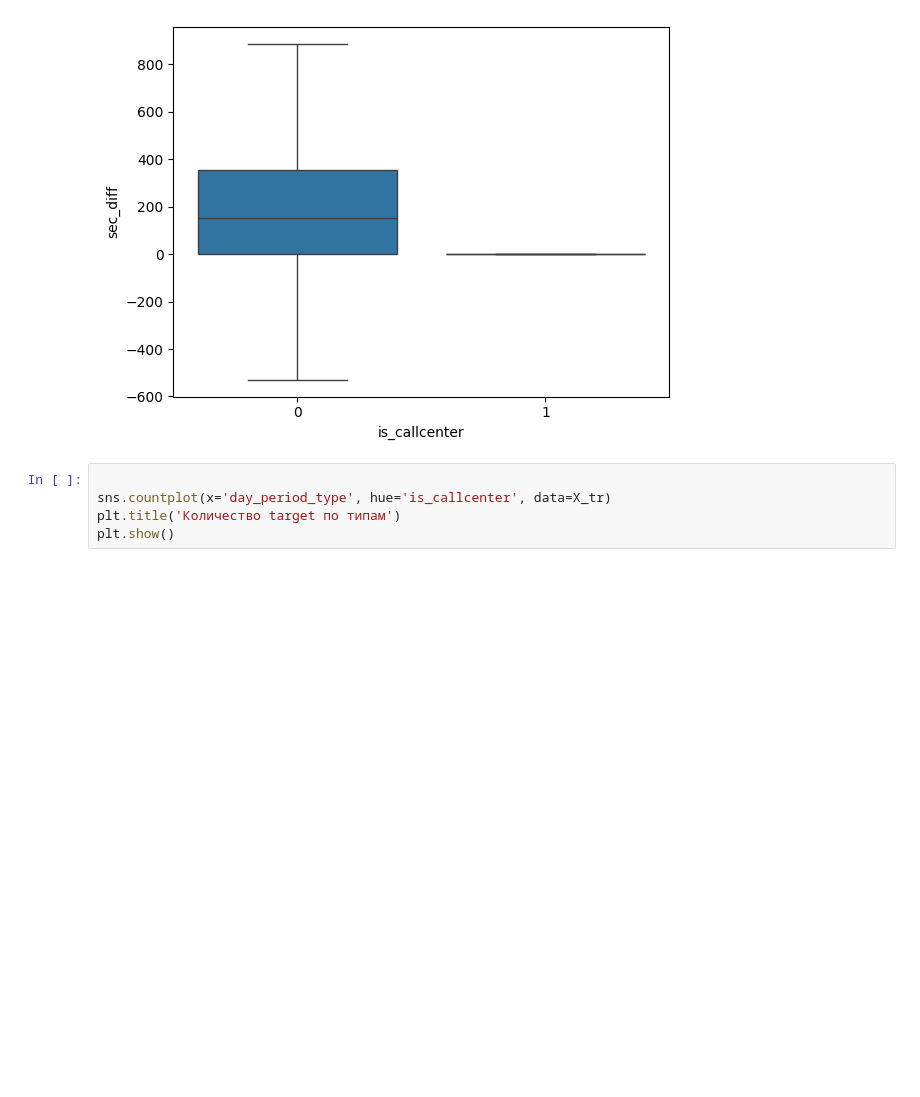
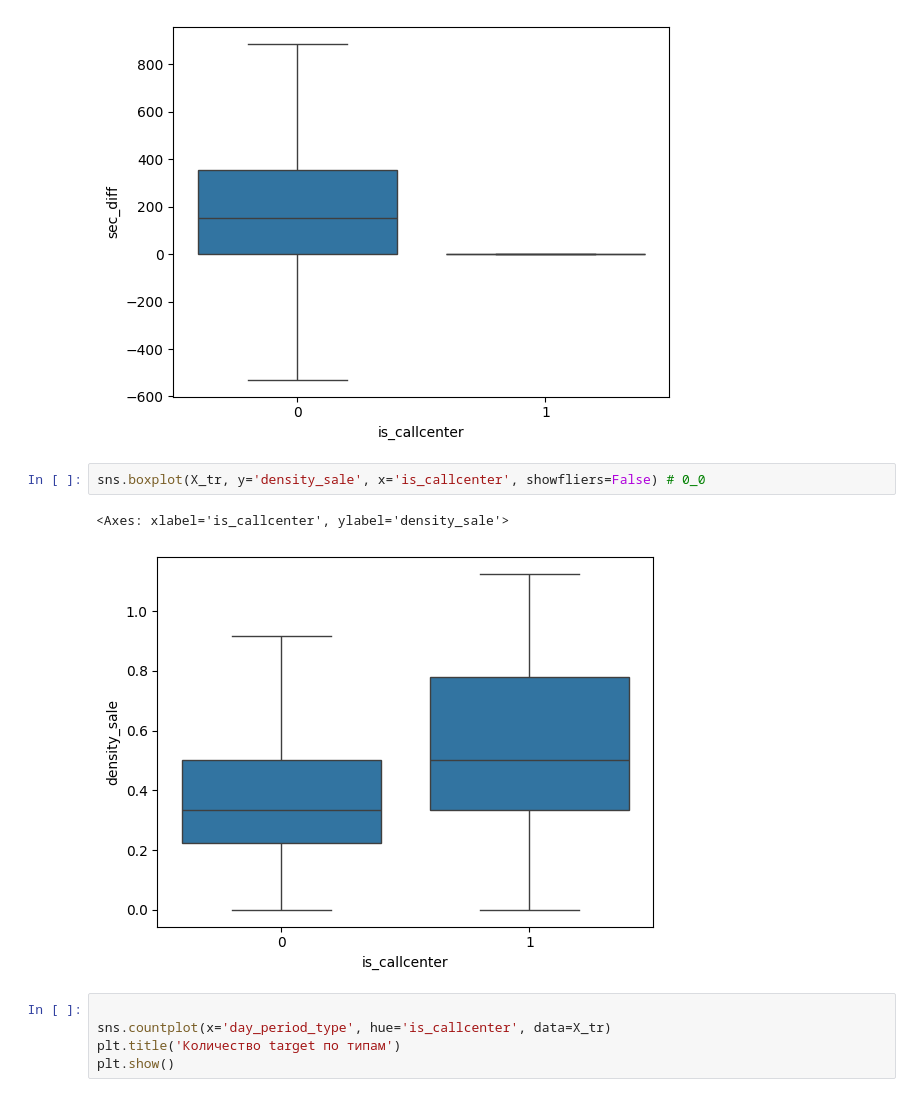
Before and after one commit to ArmJav/callcentermodel, a Jupyter notebook: prepocessing_fit.ipynb, the cells around one changed output. Saved outputs shown, nothing was run; the diff lists cells and outputs as text; blank space fills up the shorter version.

```diff
--- a/prepocessing_fit.ipynb
+++ b/prepocessing_fit.ipynb
@@ -246,6 +250,11 @@ sns.boxplot(X_tr, y='sec_diff', x='is_callcenter', showfliers=False) # 0_0
 # %% [output]
 <Axes: xlabel='is_callcenter', ylabel='sec_diff'>
 [figure]
+# %%
+sns.boxplot(X_tr, y='density_sale', x='is_callcenter', showfliers=False) # 0_0
+# %% [output]
+<Axes: xlabel='is_callcenter', ylabel='density_sale'>
+[figure, added]
 # %%
 
 sns.countplot(x='day_period_type', hue='is_callcenter', data=X_tr)
```
Also changed, not shown: parts of 16 cells of this notebook.
